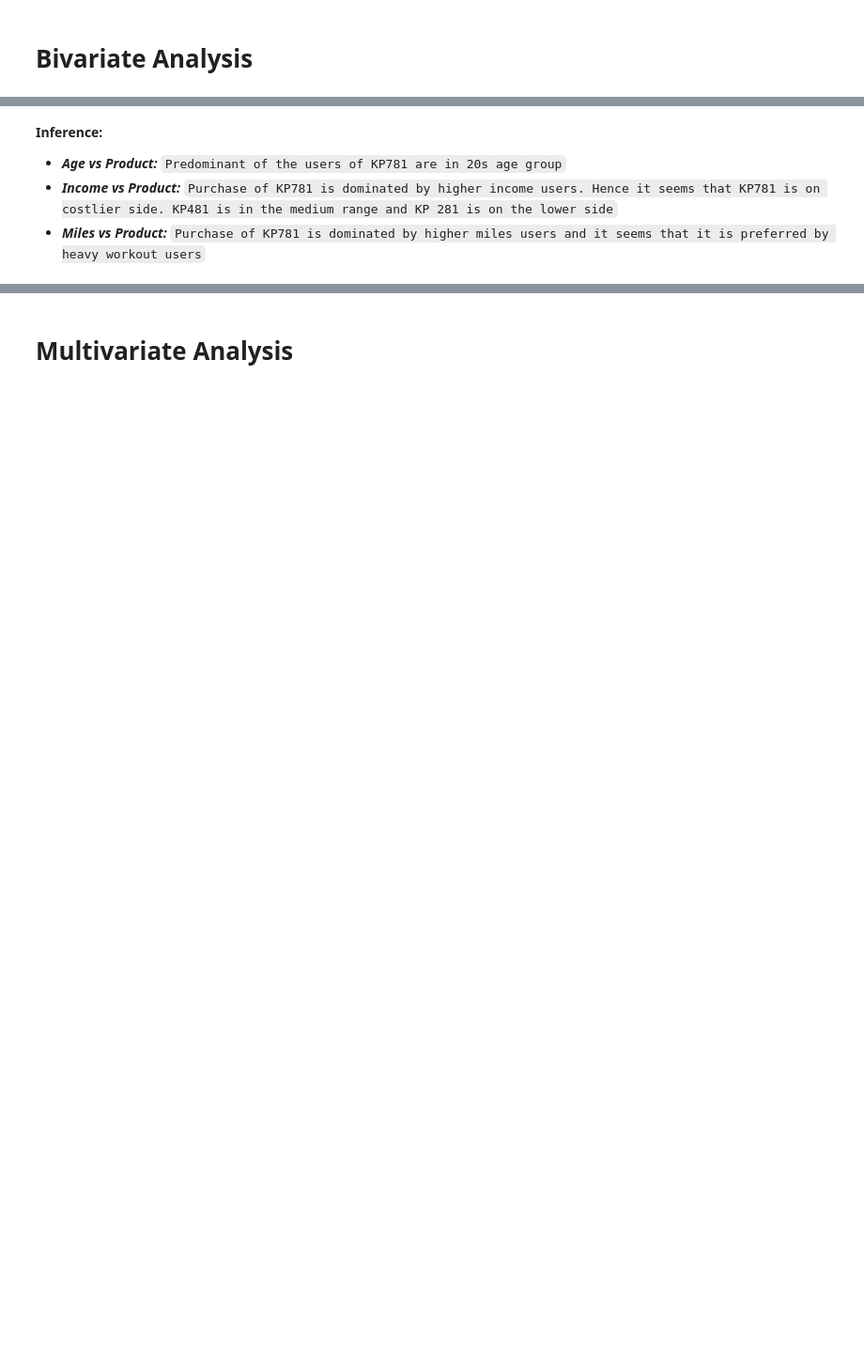
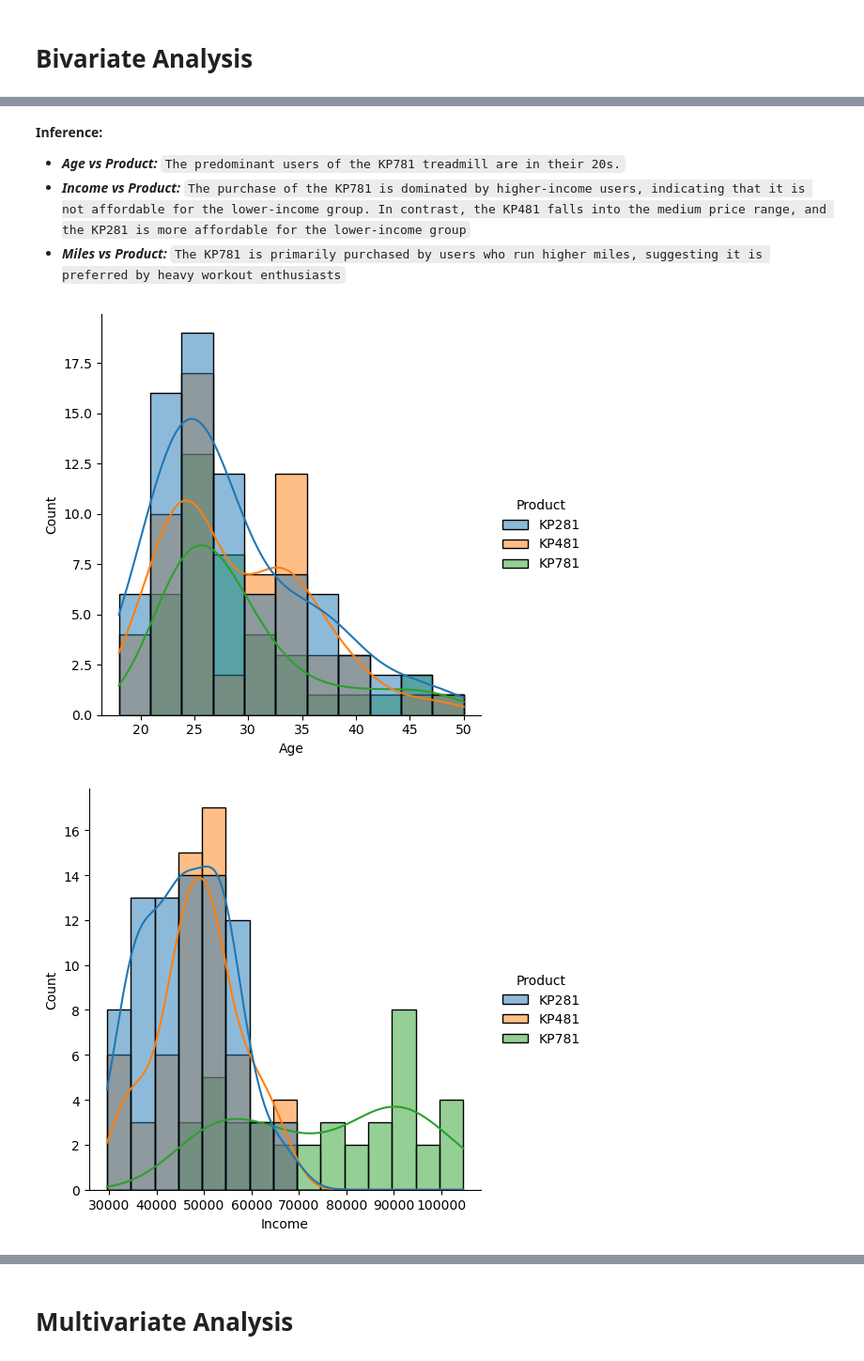
Before and after one commit to muthuganeshece/Business-Case-Study, a Jupyter notebook: Aerofit/Notebook/EDA.ipynb, the cells around one changed output, grey strips where cells are left out. Shown at 94% size. Drawn from its saved outputs; the diff is of its cells as text; code cells hidden in the pictures; blank space fills up the shorter version.

```diff
--- a/Aerofit/Notebook/EDA.ipynb
+++ b/Aerofit/Notebook/EDA.ipynb
@@ -130,6 +204,13 @@ plt.tight_layout()
 # %% [markdown]
 **Inference:**
-- ***Age vs Product:*** `Predominant of the users of KP781 are in 20s age group`
-- ***Income vs Product:*** `Purchase of KP781 is dominated by higher income users. Hence it seems that KP781 is on costlier side.
-KP481 is in the medium range and KP 281 is on the lower side`
-- ***Miles vs Product:*** `Purchase of KP781 is dominated by higher miles users and it seems that it is preferred by heavy workout users`
+- ***Age vs Product:*** `The predominant users of the KP781 treadmill are in their 20s.`
+- ***Income vs Product:*** `The purchase of the KP781 is dominated by higher-income users, indicating that it is not affordable for the lower-income group. In contrast, the KP481 falls into the medium price range, and the KP281 is more affordable for the lower-income group`
+- ***Miles vs Product:*** `The KP781 is primarily purchased by users who run higher miles, suggesting it is preferred by heavy workout enthusiasts`
+# %%
+sns.displot(data = raw_data, x = 'Age', hue = 'Product', kde=True)
+sns.displot(data = raw_data, x = 'Income', hue = 'Product', kde=True)
+sns.displot(data = raw_data, x = 'Miles', hue = 'Product', kde=True)
+plt.show()
+# %% [output]
+[figure, added]
+[figure, added]
```
Also changed, not shown: parts of 133 cells of this notebook, 1 other file.
